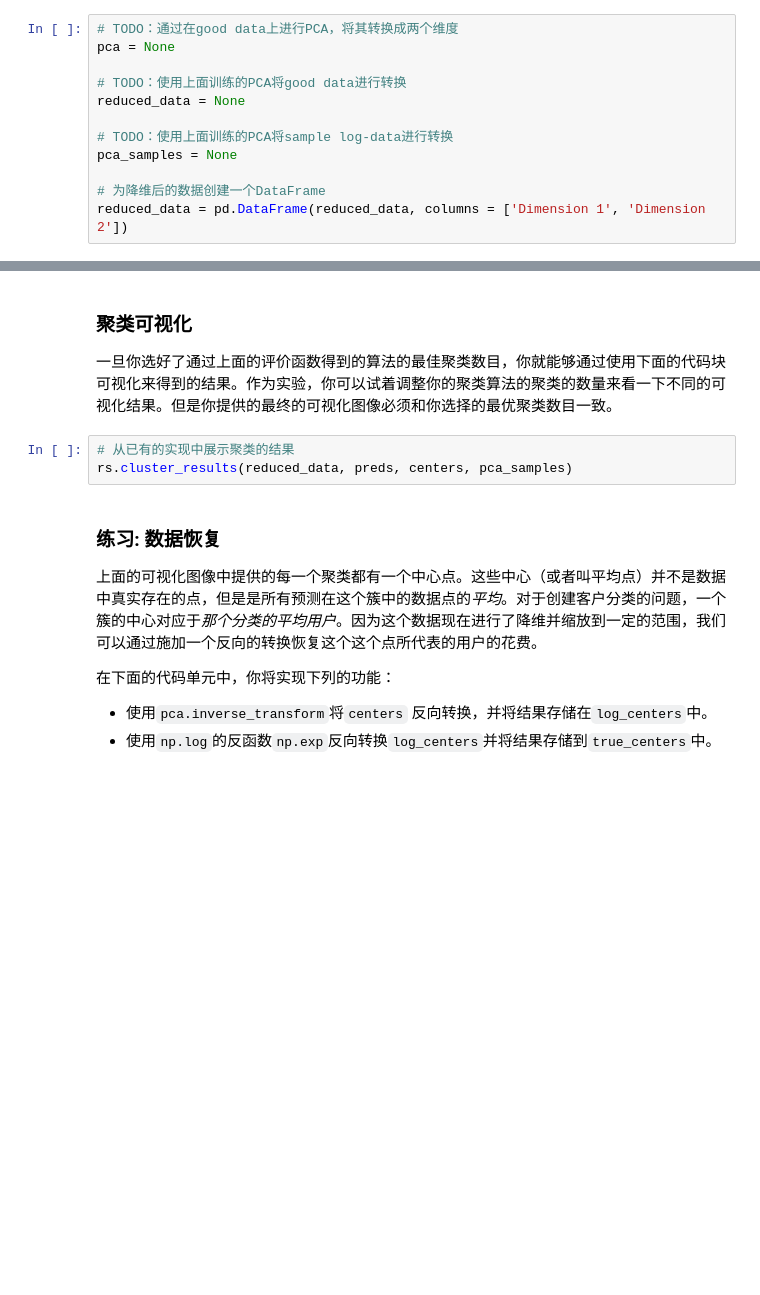
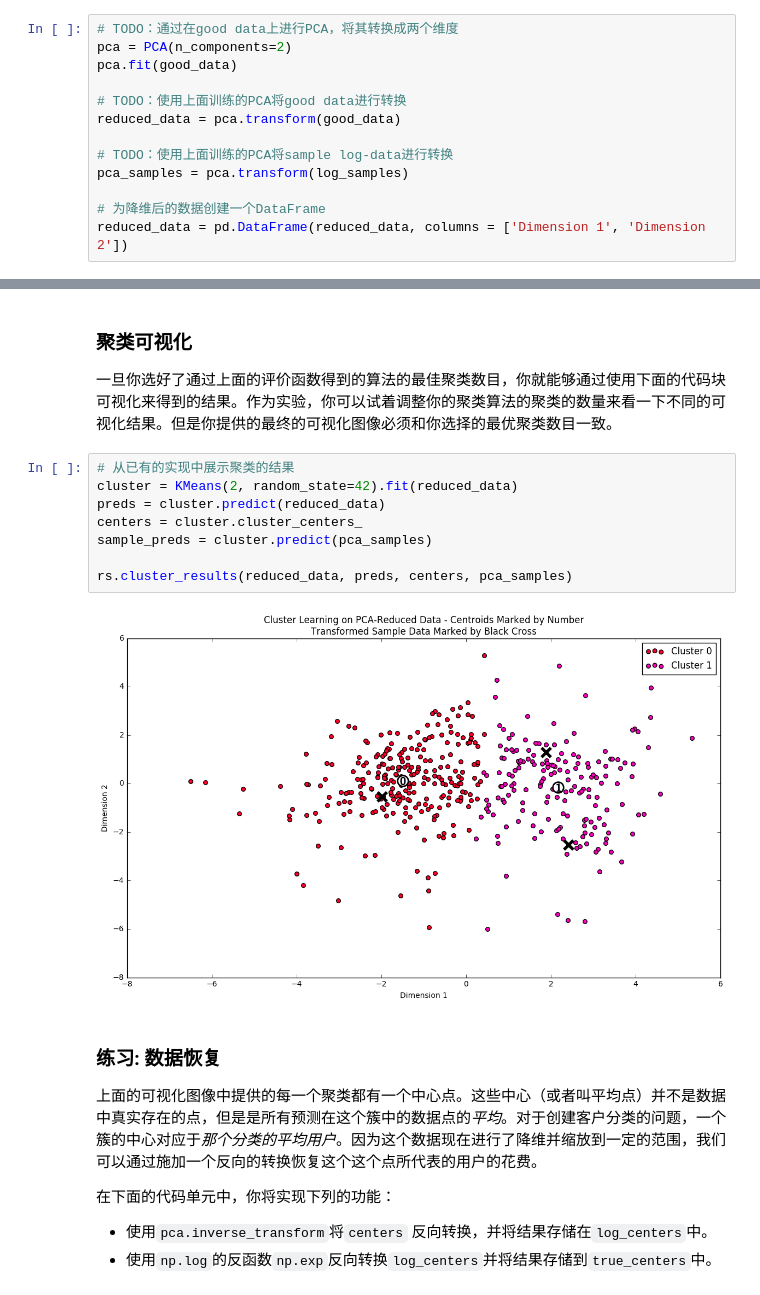
Before and after one commit to XuEric/machine-learning, a Jupyter notebook: projects_cn/creating_customer_segments/customer_segments.ipynb, the cells around one changed output, grey strips where cells are left out. Saved outputs shown, nothing was run; the diff lists cells and outputs as text; blank space fills up the shorter version.

```diff
--- a/projects_cn/creating_customer_segments/customer_segments.ipynb
+++ b/projects_cn/creating_customer_segments/customer_segments.ipynb
@@ -258,13 +382,14 @@ display(pd.DataFrame(np.round(pca_samples, 4), columns = pca_results.index.value
  - 使用`pca.transform`将样本log-data `log_samples`进行转换，并将结果存储在`pca_samples`中。
 # %%
 # TODO：通过在good data上进行PCA，将其转换成两个维度
-pca = None
+pca = PCA(n_components=2)
+pca.fit(good_data)
 
 # TODO：使用上面训练的PCA将good data进行转换
-reduced_data = None
+reduced_data = pca.transform(good_data)
 
 # TODO：使用上面训练的PCA将sample log-data进行转换
-pca_samples = None
+pca_samples = pca.transform(log_samples)
 
 # 为降维后的数据创建一个DataFrame
 reduced_data = pd.DataFrame(reduced_data, columns = ['Dimension 1', 'Dimension 2'])
@@ -321,7 +483,14 @@ score = None
 一旦你选好了通过上面的评价函数得到的算法的最佳聚类数目，你就能够通过使用下面的代码块可视化来得到的结果。作为实验，你可以试着调整你的聚类算法的聚类的数量来看一下不同的可视化结果。但是你提供的最终的可视化图像必须和你选择的最优聚类数目一致。
 # %%
 # 从已有的实现中展示聚类的结果
+cluster = KMeans(2, random_state=42).fit(reduced_data)
+preds = cluster.predict(reduced_data)
+centers = cluster.cluster_centers_
+sample_preds = cluster.predict(pca_samples)
+
 rs.cluster_results(reduced_data, preds, centers, pca_samples)
+# %% [output]
+[figure, added]
 # %% [markdown]
 ### 练习: 数据恢复
 上面的可视化图像中提供的每一个聚类都有一个中心点。这些中心（或者叫平均点）并不是数据中真实存在的点，但是是所有预测在这个簇中的数据点的*平均*。对于创建客户分类的问题，一个簇的中心对应于*那个分类的平均用户*。因为这个数据现在进行了降维并缩放到一定的范围，我们可以通过施加一个反向的转换恢复这个这个点所代表的用户的花费。
```
Also changed, not shown: parts of 31 cells of this notebook, 1 other file.
